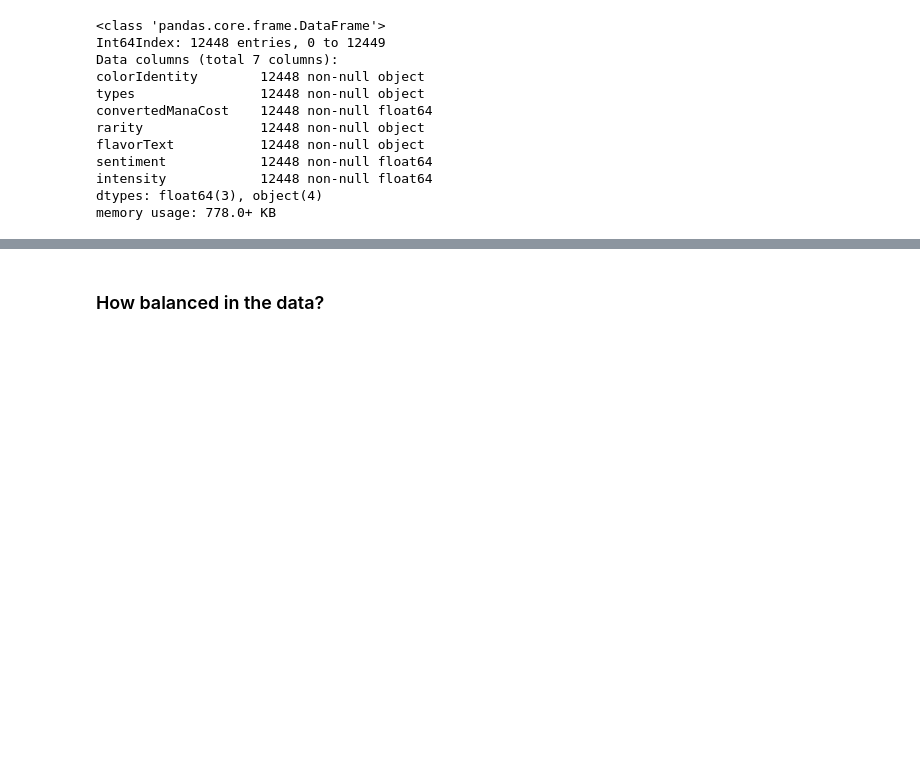
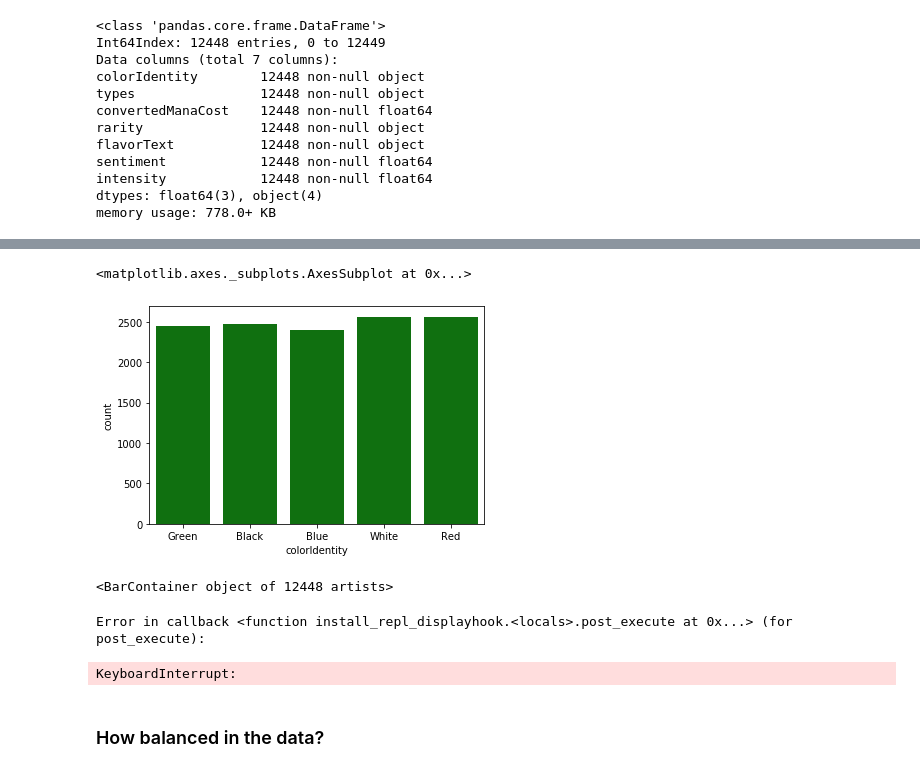
Before and after one commit to Johndsalas/Sentiment_Analysis_Magic_The_Gathering, a Jupyter notebook: magic_sentiment_analysis.ipynb, the cells around one changed output, grey strips where cells are left out. Drawn from its saved outputs; the diff is of its cells as text; code cells hidden in the pictures; blank space fills up the shorter version.

Commit message:
new graph

```diff
--- a/magic_sentiment_analysis.ipynb
+++ b/magic_sentiment_analysis.ipynb
@@ -66,11 +66,6 @@ df.head(5)
 | 2 | Blue | Creature | 5.0 | uncommon | " . . . When the trees bow down t... | 0.0000 | 0.0000 |
 | 3 | White | Creature | 4.0 | uncommon | " . . . and you must also apply f... | -0.1027 | 0.1027 |
 | 4 | Green | Creature | 4.0 | common | "'Air superiority?' Not while our... | 0.0000 | 0.0000 |
-# %%
-df['colorIdentity']=df.colorIdentity.astype('|S')
-df['types']=df.types.astype(str)
-df['rarity']=df.rarity.astype(str)
-df['flavorText']=df.flavorText.astype(str)
 # %% [markdown]
 # Explore
 # %% [markdown]
@@ -103,3 +132,16 @@ df.sort_values('sentiment',ascending=False).head(10)
+# %%
+import seaborn
+
+seaborn.countplot(x='colorIdentity', data=df, color='Green')
+# %% [output]
+<matplotlib.axes._subplots.AxesSubplot at 0x...>
+[figure, added]
+# %%
+plt.bar(df.colorIdentity,df.sentiment)
+# %% [output]
+<BarContainer object of 12448 artists>
+Error in callback <function install_repl_displayhook.<locals>.post_execute at 0x...> (for post_execute):
+KeyboardInterrupt:
 # %% [markdown]
 ### How balanced in the data?
 # %%
```
Also changed, not shown: parts of 4 cells of this notebook.
